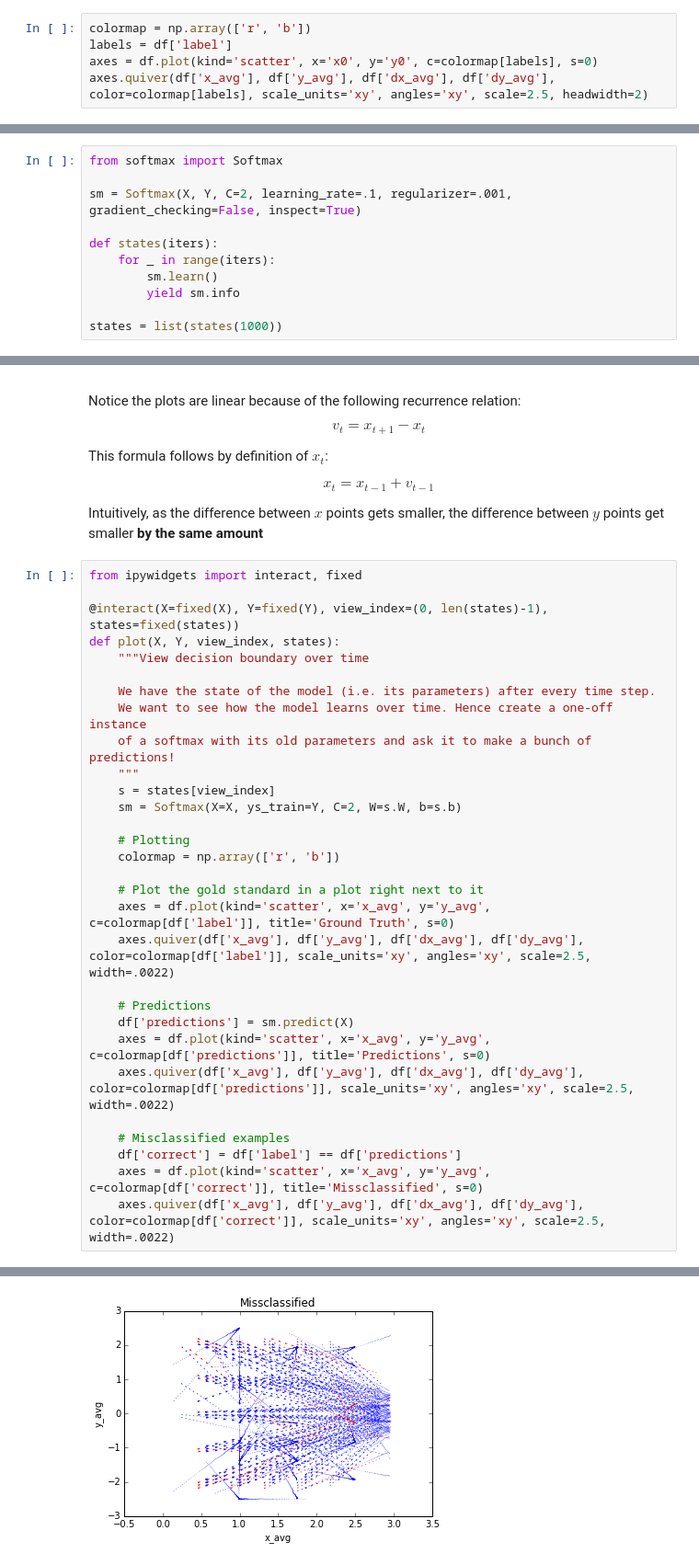
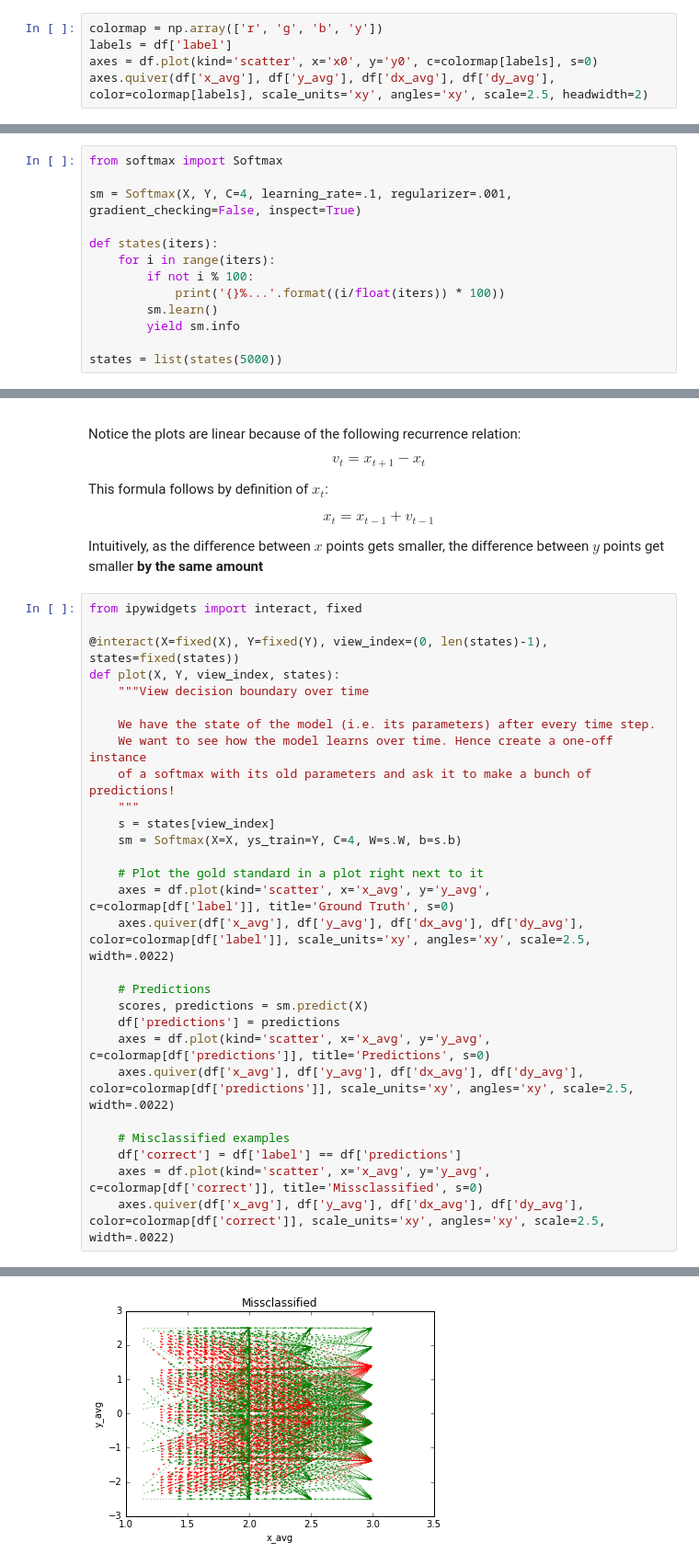
Before and after one commit to ebanner/cs393r_project, a Jupyter notebook: experiments/2d/many-many/short/distance+bearing/Softmax.ipynb, the cells around one changed output, grey strips where cells are left out. Shown at 92% size. Saved outputs shown, nothing was run; the diff lists cells and outputs as text.

```diff
--- a/experiments/2d/many-many/short/distance+bearing/Softmax.ipynb
+++ b/experiments/2d/many-many/short/distance+bearing/Softmax.ipynb
@@ -12,7 +12,7 @@ X, Y = np.array(sideways['dist0':'theta{}'.format(window_size-1)]), np.array(sid
 # %% [markdown]
 ### Data
 # %%
-colormap = np.array(['r', 'b'])
+colormap = np.array(['r', 'g', 'b', 'y'])
 labels = df['label']
 axes = df.plot(kind='scatter', x='x0', y='y0', c=colormap[labels], s=0)
 axes.quiver(df['x_avg'], df['y_avg'], df['dx_avg'], df['dy_avg'], color=colormap[labels], scale_units='xy', angles='xy', scale=2.5, headwidth=2)
@@ -24,11 +24,13 @@ axes.quiver(df['x_avg'], df['y_avg'], df['dx_avg'], df['dy_avg'], color=colormap
 # %%
 from softmax import Softmax
 
-sm = Softmax(X, Y, C=2, learning_rate=.1, regularizer=.001, gradient_checking=False, inspect=True)
+sm = Softmax(X, Y, C=4, learning_rate=.1, regularizer=.001, gradient_checking=False, inspect=True)
 
 def states(iters):
-    for _ in range(iters):
+    for i in range(iters):
+        if not i % 100:
+            print('{}%...'.format((i/float(iters)) * 100))
         sm.learn()
         yield sm.info
 
-states = list(states(1000))
+states = list(states(5000))
@@ -69,17 +89,15 @@ def plot(X, Y, view_index, states):
     of a softmax with its old parameters and ask it to make a bunch of predictions!
     """
     s = states[view_index]
-    sm = Softmax(X=X, ys_train=Y, C=2, W=s.W, b=s.b)
-
-    # Plotting
-    colormap = np.array(['r', 'b'])
+    sm = Softmax(X=X, ys_train=Y, C=4, W=s.W, b=s.b)
 
     # Plot the gold standard in a plot right next to it
     axes = df.plot(kind='scatter', x='x_avg', y='y_avg', c=colormap[df['label']], title='Ground Truth', s=0)
     axes.quiver(df['x_avg'], df['y_avg'], df['dx_avg'], df['dy_avg'], color=colormap[df['label']], scale_units='xy', angles='xy', scale=2.5, width=.0022)
 
     # Predictions
-    df['predictions'] = sm.predict(X)
+    scores, predictions = sm.predict(X)
+    df['predictions'] = predictions
     axes = df.plot(kind='scatter', x='x_avg', y='y_avg', c=colormap[df['predictions']], title='Predictions', s=0)
     axes.quiver(df['x_avg'], df['y_avg'], df['dx_avg'], df['dy_avg'], color=colormap[df['predictions']], scale_units='xy', angles='xy', scale=2.5, width=.0022)
 
@@ -93 +111 @@ def plot(X, Y, view_index, states):
-[figure, old version]
+[figure, new version]
```
Also changed, not shown: parts of 10 cells of this notebook, 17 other files.
